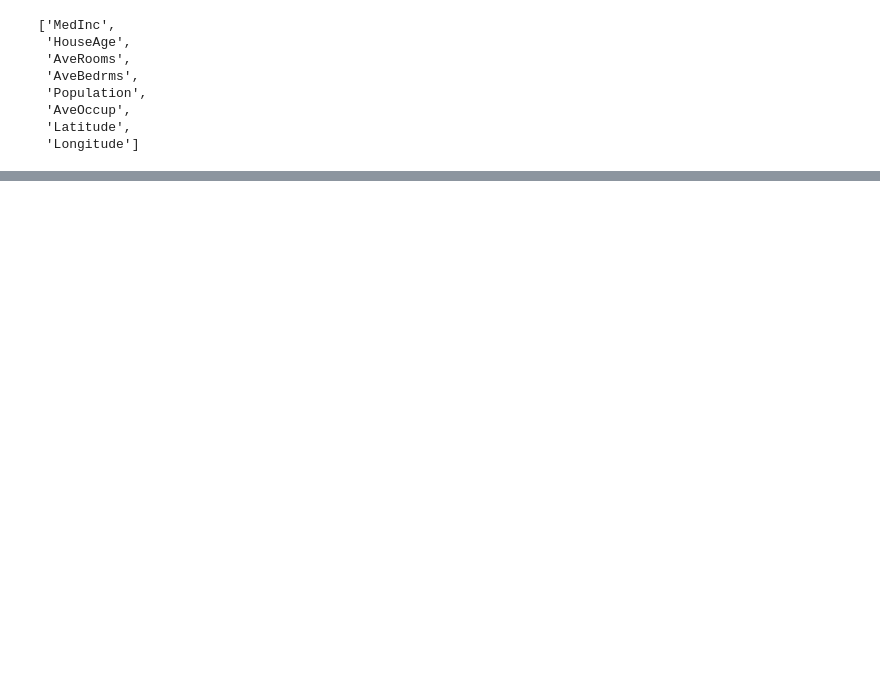
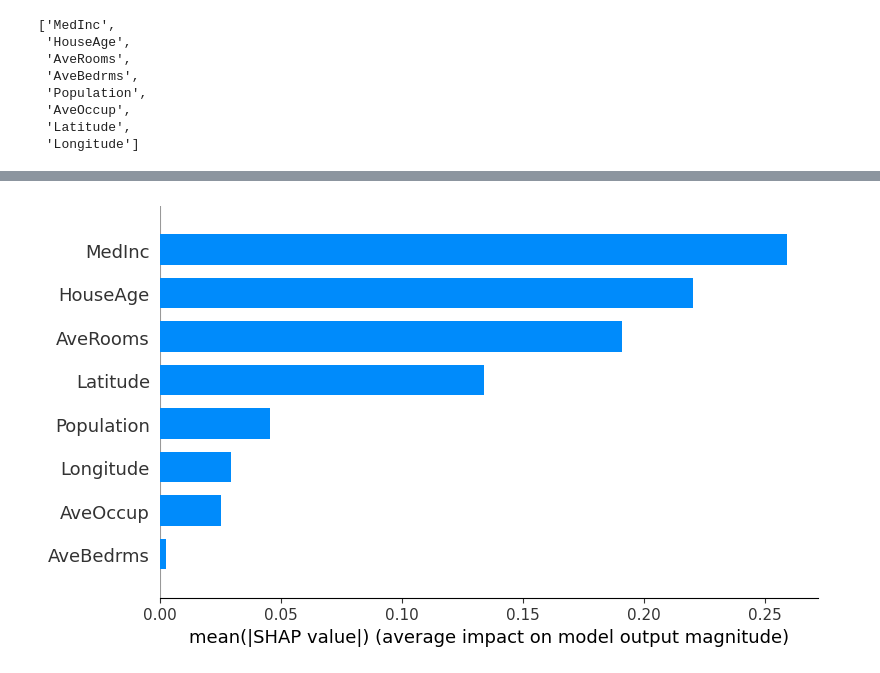
Before and after one commit to Sachi-27/Drug-Target-Discovery, a Jupyter notebook: ML_WOrk/shapley.ipynb, the cells around one changed output, grey strips where cells are left out. Saved outputs shown, nothing was run; the diff lists cells and outputs as text; code cells hidden in the pictures; blank space fills up the shorter version.

```diff
--- a/ML_WOrk/shapley.ipynb
+++ b/ML_WOrk/shapley.ipynb
@@ -60,0 +128,4 @@ Using 1000 background data samples could cause slower run times. Consider using
+# %%
+shap.summary_plot(shap_values, X_test[:50], feature_names=np.array(feature_names), plot_type='bar')
+# %% [output]
+[figure, added]
```
Also changed, not shown: parts of 11 cells of this notebook.
